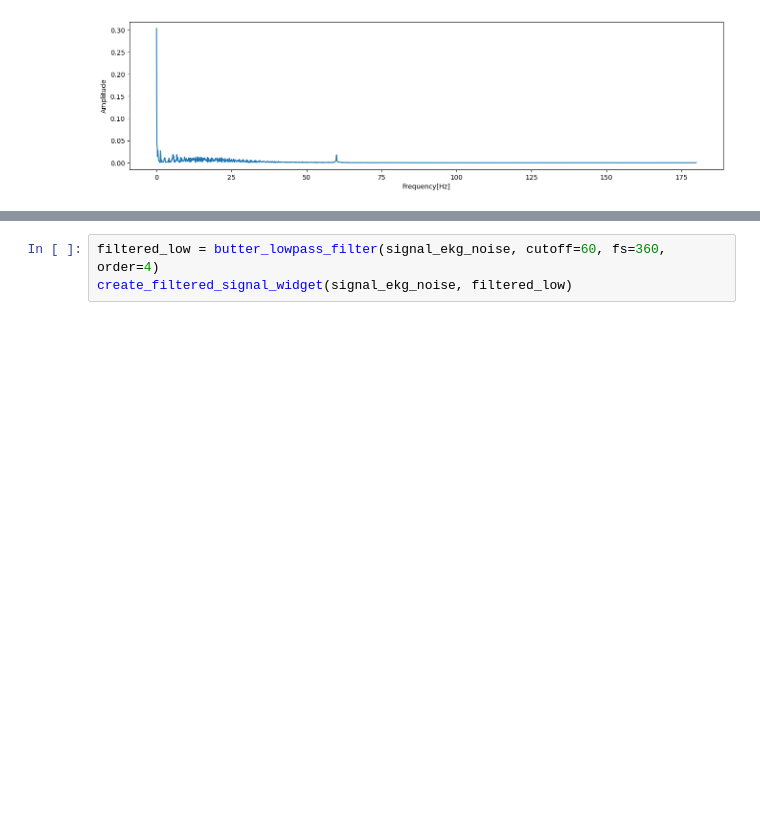
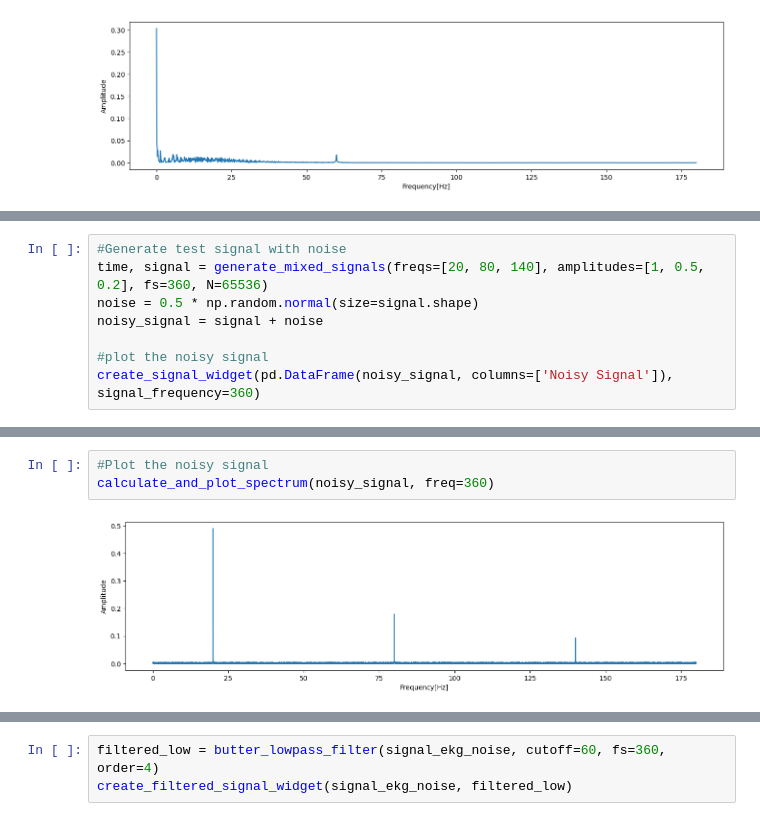
Before and after one commit to DamianRyczko/CPSiO, a Jupyter notebook: EKG/ekg.ipynb, the cells around one changed output, grey strips where cells are left out. Cells and saved outputs as stored; diff of their text form; blank space fills up the shorter version.

```diff
--- a/EKG/ekg.ipynb
+++ b/EKG/ekg.ipynb
@@ -515,0 +529,8 @@ def create_filtered_signal_widget(original_signal: np.ndarray, filtered_signal:
+# %%
+#Generate test signal with noise
+time, signal = generate_mixed_signals(freqs=[20, 80, 140], amplitudes=[1, 0.5, 0.2], fs=360, N=65536)
+noise = 0.5 * np.random.normal(size=signal.shape)
+noisy_signal = signal + noise
+
+#plot the noisy signal
+create_signal_widget(pd.DataFrame(noisy_signal, columns=['Noisy Signal']), signal_frequency=360)
@@ -515,0 +540,5 @@ def create_filtered_signal_widget(original_signal: np.ndarray, filtered_signal:
+# %%
+#Plot the noisy signal
+calculate_and_plot_spectrum(noisy_signal, freq=360)
+# %% [output]
+[figure, added]
```
Also changed, not shown: parts of 18 cells of this notebook.
